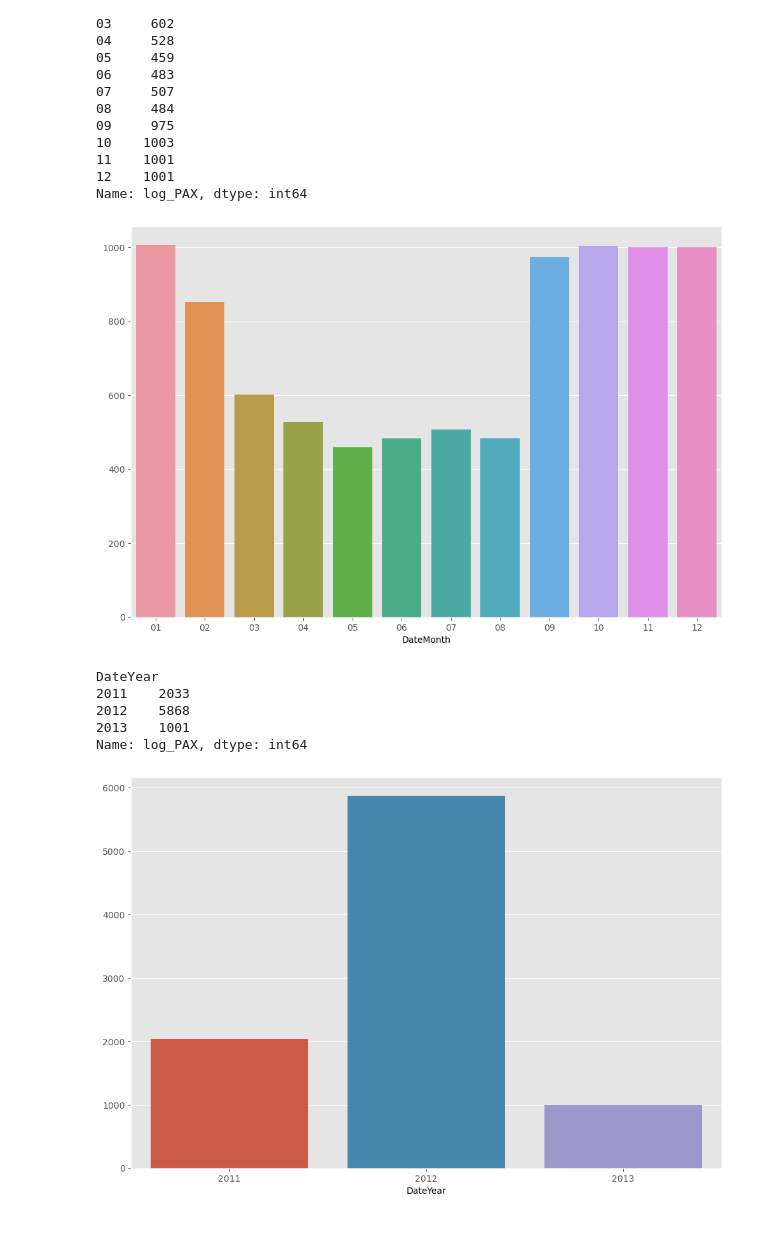
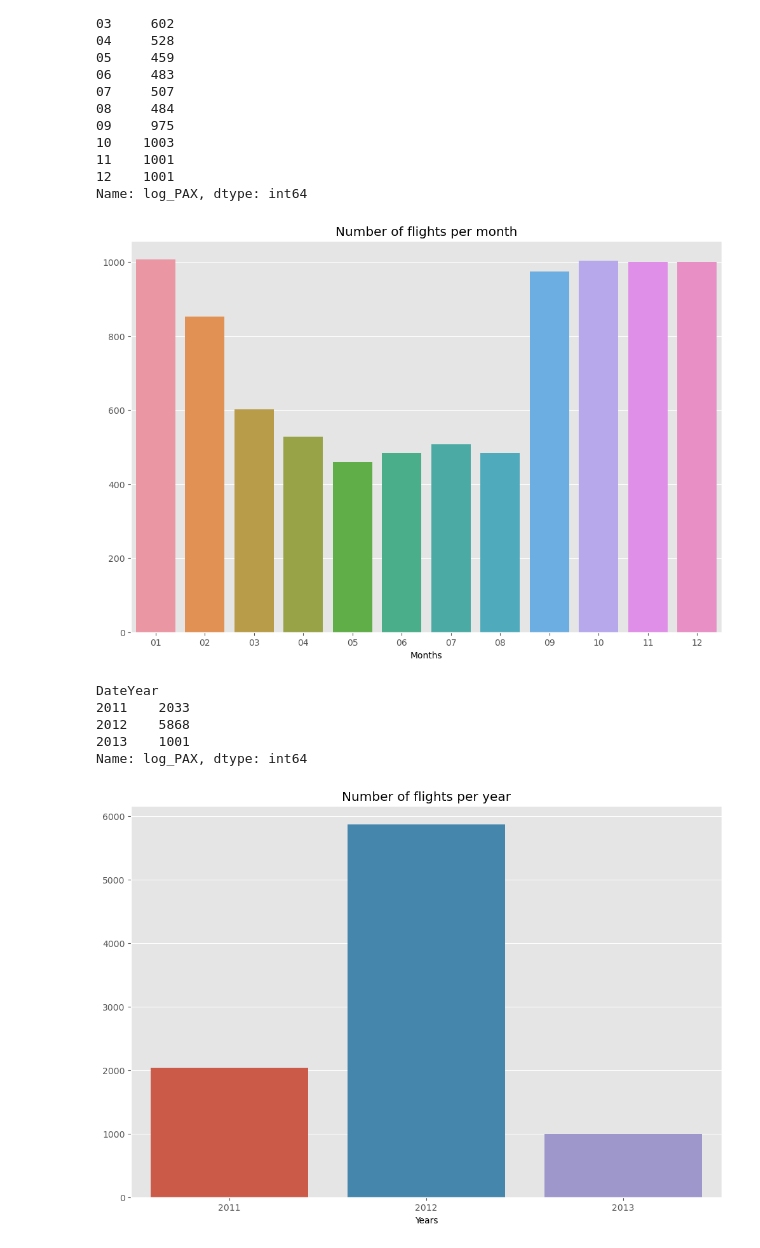
Before and after one commit to anchuot456/Hackathon, a Jupyter notebook: eda.ipynb, the cells around one changed output. Cells and saved outputs as stored; diff of their text form; code cells hidden in the pictures.

```diff
--- a/eda.ipynb
+++ b/eda.ipynb
@@ -171,9 +195,11 @@ Name: log_PAX, dtype: int64
 # %%
 plt.figure(figsize=(12, 8))
 sns.barplot(x=m_f_count.index, y=m_f_count.values)
+plt.xlabel("Months")
+plt.title("Number of flights per month")
 plt.show()
 # %% [output]
-[figure, old version]
+[figure, new version]
 # %%
 year_f_count = data.groupby("DateYear").log_PAX.count()
 year_f_count
@@ -186,6 +212,8 @@ Name: log_PAX, dtype: int64
 # %%
 plt.figure(figsize=(12, 8))
 sns.barplot(x=year_f_count.index, y=year_f_count.values)
+plt.xlabel("Years")
+plt.title("Number of flights per year")
 plt.show()
 # %% [output]
-[figure, old version]
+[figure, new version]
```
Also changed, not shown: parts of 18 cells of this notebook.
